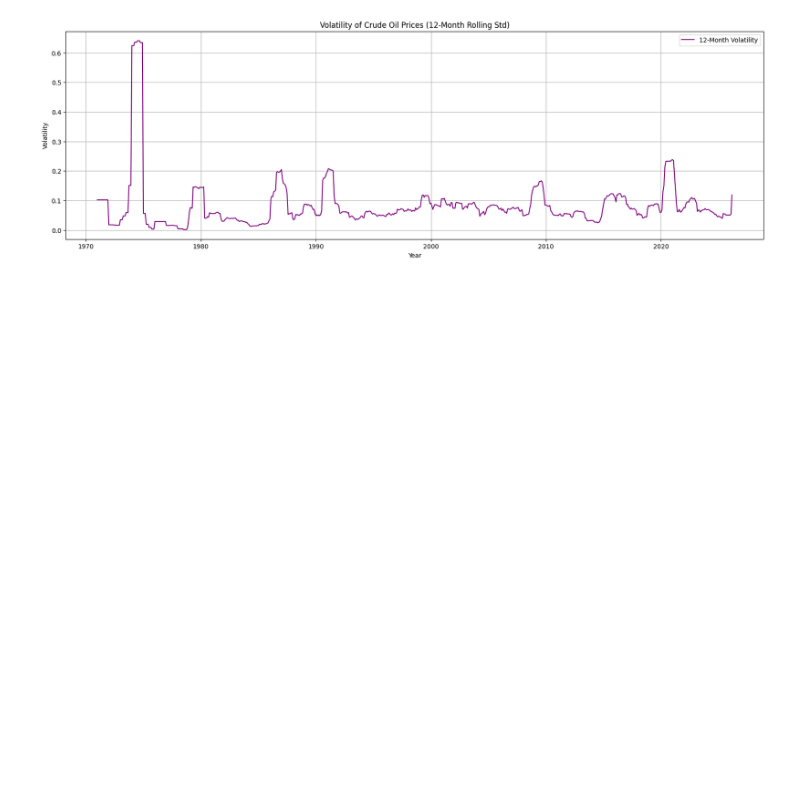
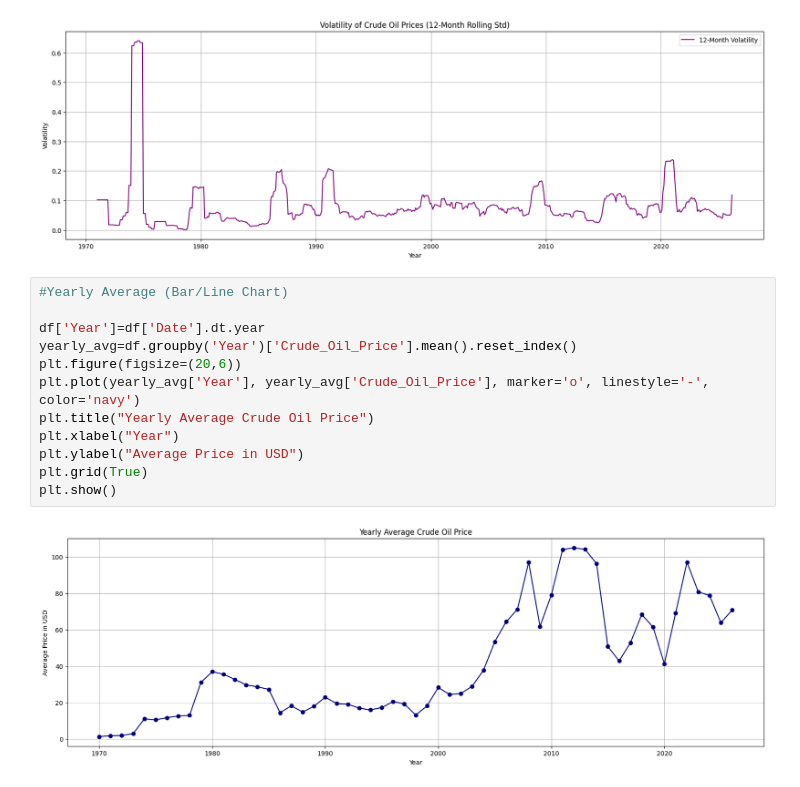
Before and after one commit to nizamshaik498-dotcom/Data-Science-Internship-Tasks-projects, a Jupyter notebook: fuel_price.ipynb, the cells around one changed output. Cells and saved outputs as stored; diff of their text form; blank space fills up the shorter version.

```diff
--- a/fuel_price.ipynb
+++ b/fuel_price.ipynb
@@ -129,3 +129,17 @@ plt.grid(True)
 plt.show()
 # %% [output]
 [figure]
+# %%
+#Yearly Average (Bar/Line Chart)
+
+df['Year']=df['Date'].dt.year
+yearly_avg=df.groupby('Year')['Crude_Oil_Price'].mean().reset_index()
+plt.figure(figsize=(20,6))
+plt.plot(yearly_avg['Year'], yearly_avg['Crude_Oil_Price'], marker='o', linestyle='-', color='navy')
+plt.title("Yearly Average Crude Oil Price")
+plt.xlabel("Year")
+plt.ylabel("Average Price in USD")
+plt.grid(True)
+plt.show()
+# %% [output]
+[figure, added]
```
